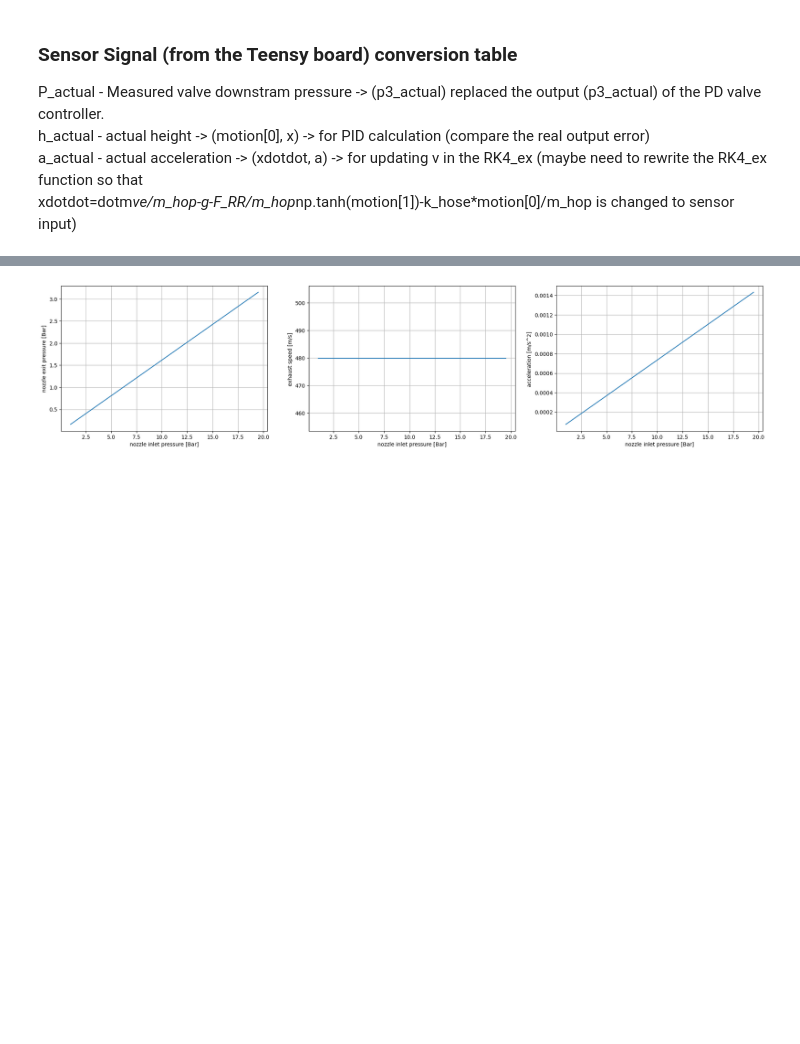
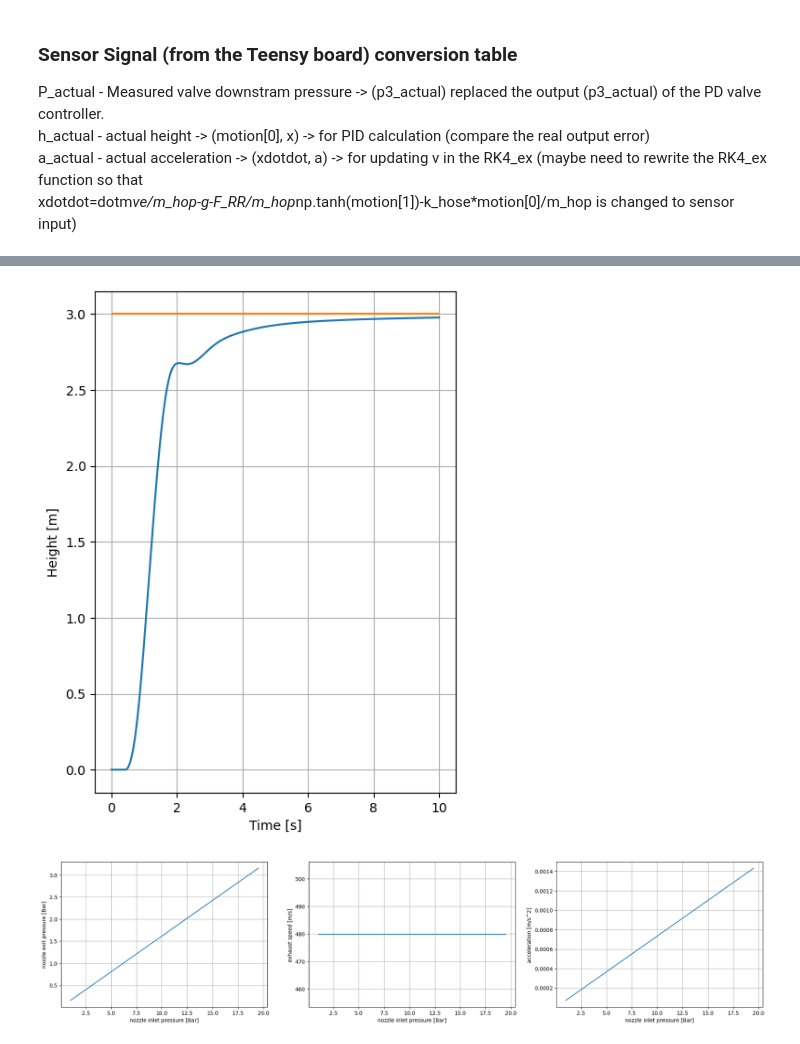
Before and after one commit to Pljwachs/Control-and-Simulation-of-Rocket-Hopper, a Jupyter notebook: src/fluid_simulation.ipynb, the cells around one changed output, grey strips where cells are left out. Saved outputs shown, nothing was run; the diff lists cells and outputs as text; code cells hidden in the pictures; blank space fills up the shorter version.

```diff
--- a/src/fluid_simulation.ipynb
+++ b/src/fluid_simulation.ipynb
@@ -585,3 +585,18 @@ fig_m.savefig("../figure/pid_motion.png")
+# %%
+# part 4: robustness test
+fig_m=plt.figure(figsize=(5,7))
+plt.plot(time[:-1], motion_t[0, :-1], label='x',color="C0")
+plt.hlines(x_target,xmin=0,xmax=tf,label="target",colors="C1")
+plt.xlabel('Time [s]')
+plt.ylabel('Height [m]')
+plt.grid()
+
+
+#fig_m.savefig("../figure/robustness_test/valve_opening_time/vot_725.png")
+
+fig_m.savefig("../figure/worse_case_m3_k5_t925.png")
+# %% [output]
+[figure, added]
 # %%
 ############################################################
 '''
```
Also changed, not shown: parts of 6 cells of this notebook, 11 other files.
